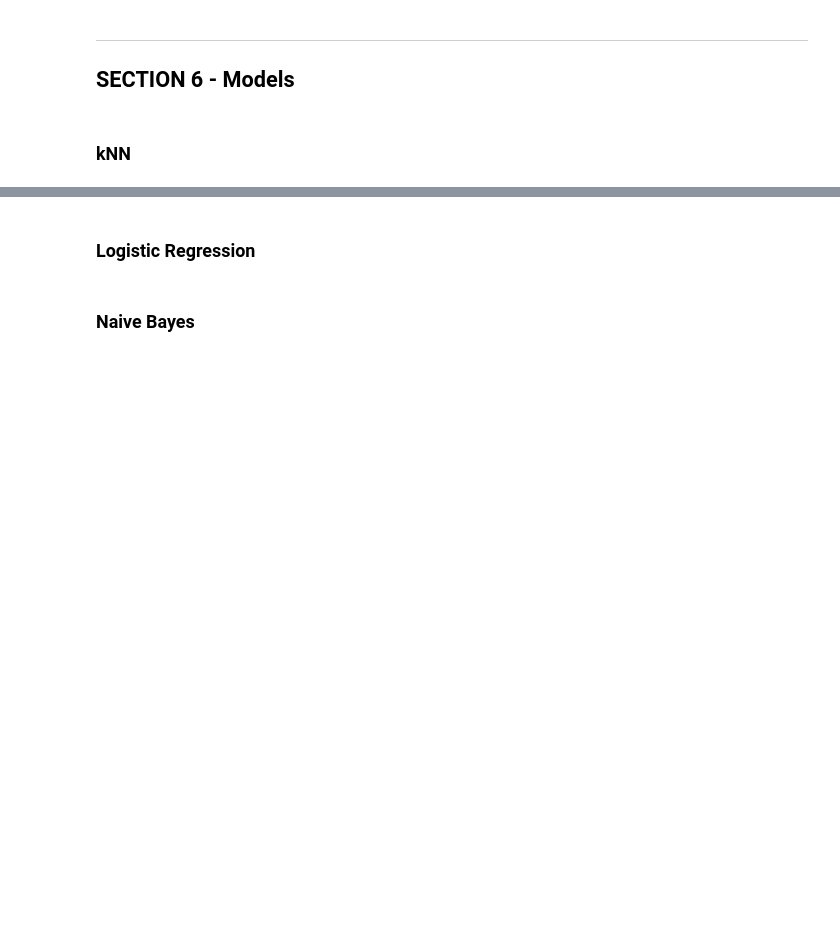
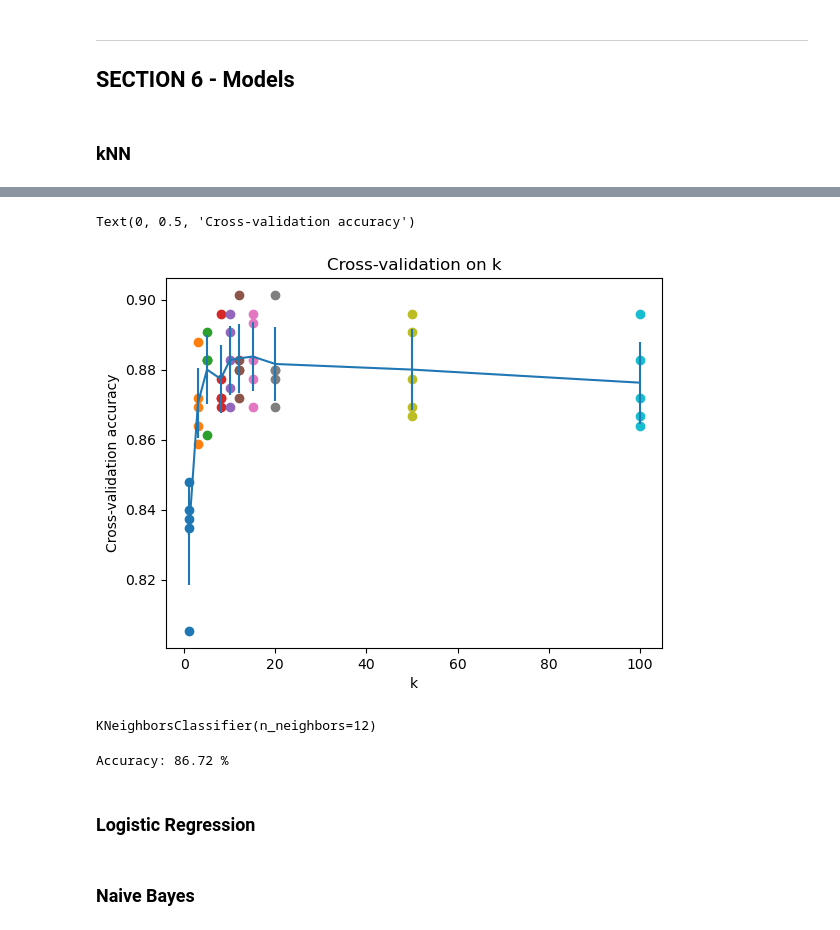
Before and after one commit to samueluy/PumpkinSeed-ML-Insights-STINTSY, a Jupyter notebook: PumpkinSeed_Classification_Insights.ipynb, the cells around one changed output, grey strips where cells are left out. Saved outputs shown, nothing was run; the diff lists cells and outputs as text; code cells hidden in the pictures; blank space fills up the shorter version.

```diff
--- a/PumpkinSeed_Classification_Insights.ipynb
+++ b/PumpkinSeed_Classification_Insights.ipynb
@@ -125,3 +216,28 @@ print("testbryce")
+# %%
+plot_scatter(scores)
+
+plt.errorbar(k_choices, avg_scores, yerr=stddev_scores)
+plt.title('Cross-validation on k')
+plt.xlabel('k')
+plt.ylabel('Cross-validation accuracy')
+# %% [output]
+Text(0, 0.5, 'Cross-validation accuracy')
+[figure, added]
+# %%
+# Test on selected k value
+model = KNeighborsClassifier(n_neighbors=12)
+
+# Training the model on the training data
+model.fit(X_train, y_train)
+# %% [output]
+KNeighborsClassifier(n_neighbors=12)
+# %%
+# Calculating the accuracy of the model on the test data
+y_pred = model.predict(X_test)
+accuracy = model.score(X_test, y_test)
+print('Accuracy:', accuracy*100, '%')
+# %% [output]
+Accuracy: 86.72 %
 # %% [markdown]
 ### Logistic Regression
 # %% [markdown]
```
Also changed, not shown: parts of 16 cells of this notebook.
